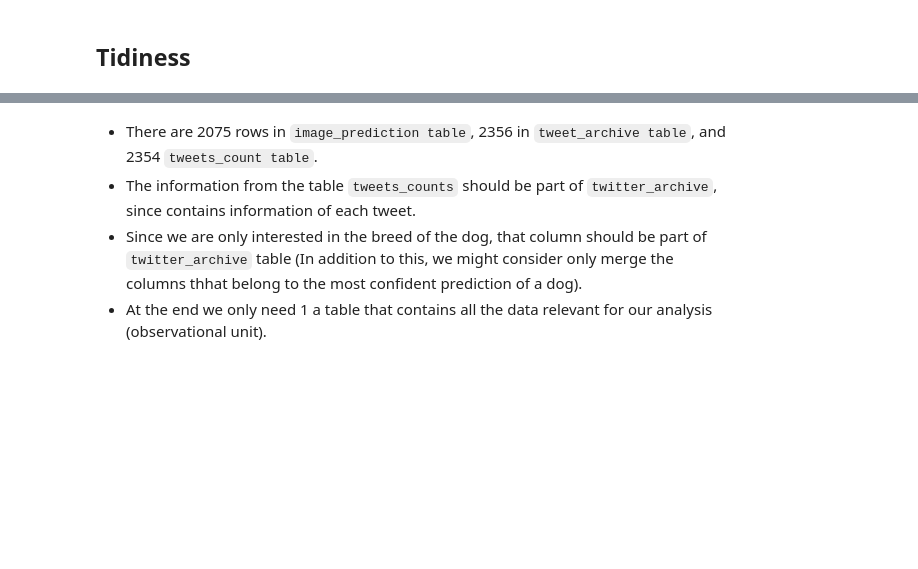
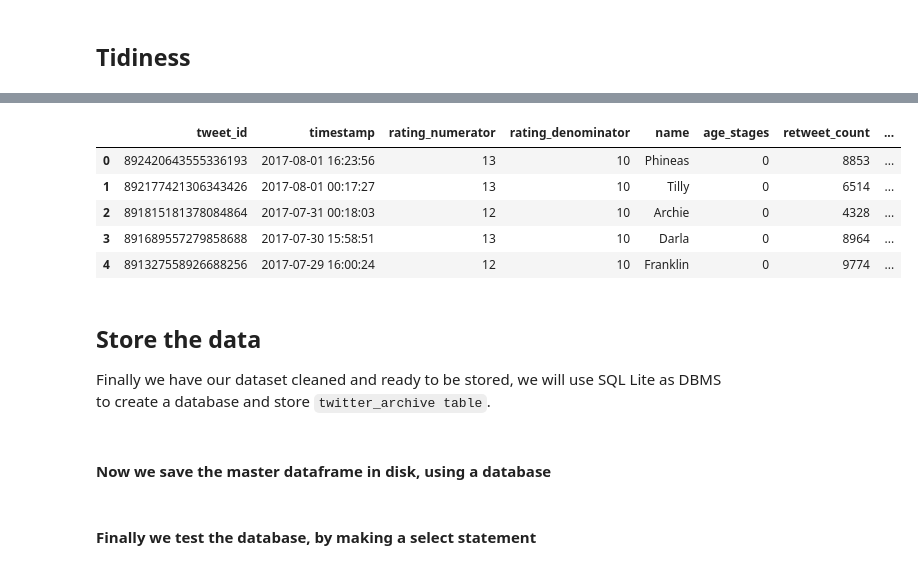
Before and after one commit to PitCoder/Data-Analyst, a Jupyter notebook: Data Wrangling/wrangle_act.ipynb, the cells around one changed output, grey strips where cells are left out. Saved outputs shown, nothing was run; the diff lists cells and outputs as text; code cells hidden in the pictures; blank space fills up the shorter version.

```diff
--- a/Data Wrangling/wrangle_act.ipynb
+++ b/Data Wrangling/wrangle_act.ipynb
@@ -1151,0 +711,8 @@ twitter_archivecp[twitter_archivecp.tweet_id.isin(adjust_tweets) == True]
+# %%
+# Apply the given function
+twitter_archivecp['age_stages'] = twitter_archivecp[['doggo', 'floofer',  'pupper', 'puppo']].apply(calc_dog_stage, axis = 1)
+# Then we drop the remaining columns
+twitter_archivecp.drop(['doggo', 'floofer', 'pupper', 'puppo'],
+    inplace = True, axis = 1)
+# Finally we convert that variable as category
+twitter_archivecp.age_stages = twitter_archivecp.age_stages.astype('category')
@@ -1155,4 +772,4 @@ twitter_archivecp[twitter_archivecp.tweet_id.isin(adjust_tweets) == True]
 # %%
 twitter_archive_master = twitter_archivecp.merge(tweets_countscp, on = 'tweet_id', how = 'left')
-twitter_archive_master = twitter_archive_master.merge(image_predictionscp,
-  on = 'tweet_id', how = 'left')
+twitter_archive_master = twitter_archive_master.merge(image_predictionscp[['tweet_id','jpg_url', 'img_num', 'predictions', 'results']],
+  on = 'tweet_id')
@@ -1182,5 +801,13 @@ twitter_archive_master.drop(['source', 'text', 'expanded_urls'],
-# %% [markdown]
-- There are 2075 rows in `image_prediction table`, 2356 in `tweet_archive table`, and 2354 `tweets_count table`.
-- The information from the table `tweets_counts` should be part of `twitter_archive`, since contains information of each tweet.
-- Since we are only interested in the breed of the dog, that column should be part of `twitter_archive` table (In addition to this, we might consider only merge the columns thhat belong to the most confident prediction of a dog).
-- At the end we only need 1 a table that contains all the data relevant for our analysis (observational unit).
+# %%
+twitter_archive_master.head()
+# %% [output]
+|  | tweet_id | timestamp | rating_numerator | rating_denominator | name | age_stages | retweet_count | ... |
+| 0 | 892420643555336193 | 2017-08-01 16:23:56 | 13 | 10 | Phineas | 0 | 8853 | ... |
+| 1 | 892177421306343426 | 2017-08-01 00:17:27 | 13 | 10 | Tilly | 0 | 6514 | ... |
+| 2 | 891815181378084864 | 2017-07-31 00:18:03 | 12 | 10 | Archie | 0 | 4328 | ... |
+| 3 | 891689557279858688 | 2017-07-30 15:58:51 | 13 | 10 | Darla | 0 | 8964 | ... |
+| 4 | 891327558926688256 | 2017-07-29 16:00:24 | 12 | 10 | Franklin | 0 | 9774 | ... |
+# %% [markdown]
+## Store the data
+
+Finally we have our dataset cleaned and ready to be stored, we will use SQL Lite as DBMS to create a database and store `twitter_archive table`.
@@ -1186,0 +828,2 @@ twitter_archive_master.drop(['source', 'text', 'expanded_urls'],
+# %% [markdown]
+#### Now we save the master dataframe in disk, using a database
@@ -1186,0 +835,2 @@ twitter_archive_master.drop(['source', 'text', 'expanded_urls'],
+# %% [markdown]
+#### Finally we test the database, by making a select statement
```
Also changed, not shown: parts of 84 cells of this notebook.
